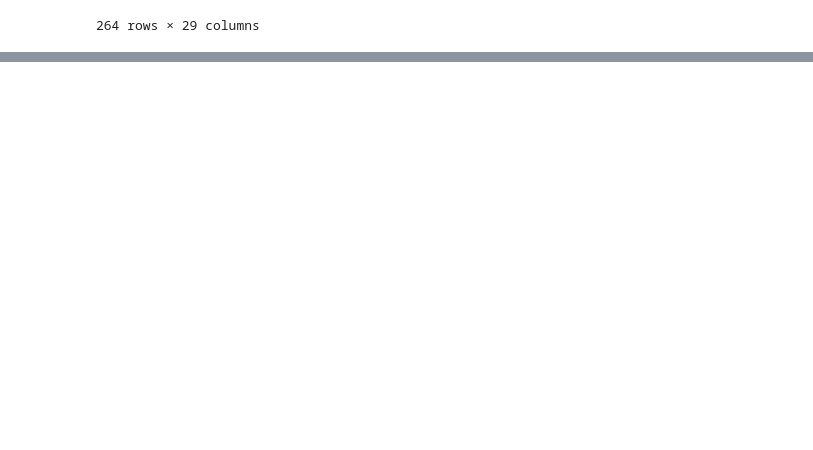
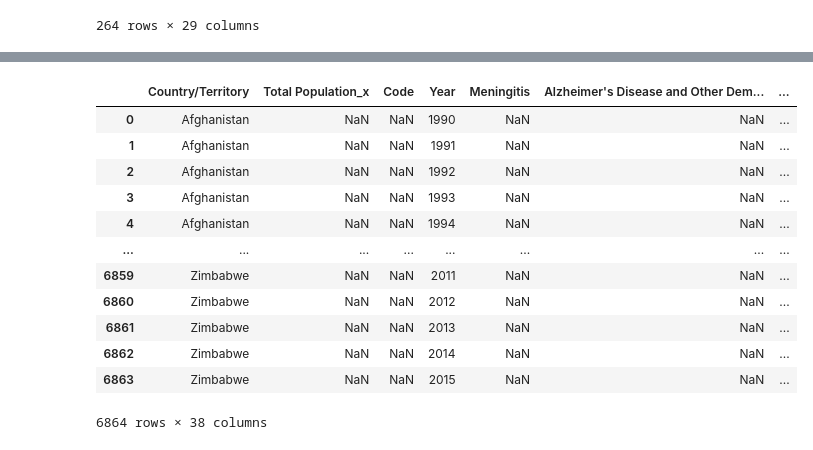
Before and after one commit to apanthari/project_1_group, a Jupyter notebook: Population Vs Death Rates.ipynb, the cells around one changed output, grey strips where cells are left out. Cells and saved outputs as stored; diff of their text form; code cells hidden in the pictures; blank space fills up the shorter version.

```diff
--- a/Population Vs Death Rates.ipynb
+++ b/Population Vs Death Rates.ipynb
@@ -95,2 +113,18 @@ complete
+# %%
+pd.merge(cause_death, complete,  how='right', left_on=["Country/Territory", 'Year'], right_on = ["Country/Territory", 'Year'])
+# %% [output]
+|  | Country/Territory | Total Population_x | Code | Year | Meningitis | Alzheimer's Disease and Other Dem... | ... |
+| 0 | Afghanistan | NaN | NaN | 1990 | NaN | NaN | ... |
+| 1 | Afghanistan | NaN | NaN | 1991 | NaN | NaN | ... |
+| 2 | Afghanistan | NaN | NaN | 1992 | NaN | NaN | ... |
+| 3 | Afghanistan | NaN | NaN | 1993 | NaN | NaN | ... |
+| 4 | Afghanistan | NaN | NaN | 1994 | NaN | NaN | ... |
+| ... | ... | ... | ... | ... | ... | ... | ... |
+| 6859 | Zimbabwe | NaN | NaN | 2011 | NaN | NaN | ... |
+| 6860 | Zimbabwe | NaN | NaN | 2012 | NaN | NaN | ... |
+| 6861 | Zimbabwe | NaN | NaN | 2013 | NaN | NaN | ... |
+| 6862 | Zimbabwe | NaN | NaN | 2014 | NaN | NaN | ... |
+| 6863 | Zimbabwe | NaN | NaN | 2015 | NaN | NaN | ... |
+6864 rows × 38 columns
 # %%
 # Merge data of csv file
```
Also changed, not shown: parts of 8 cells of this notebook.
